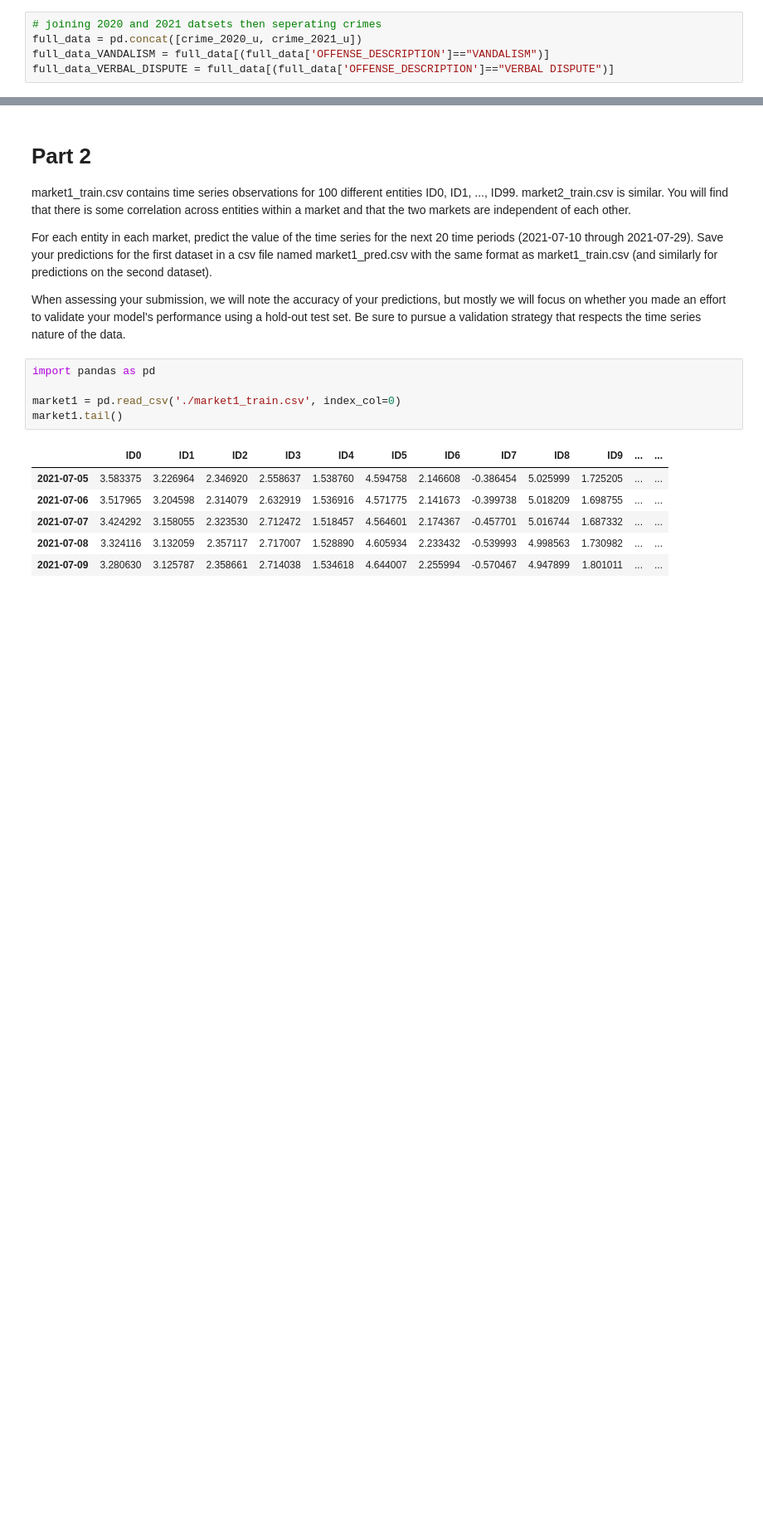
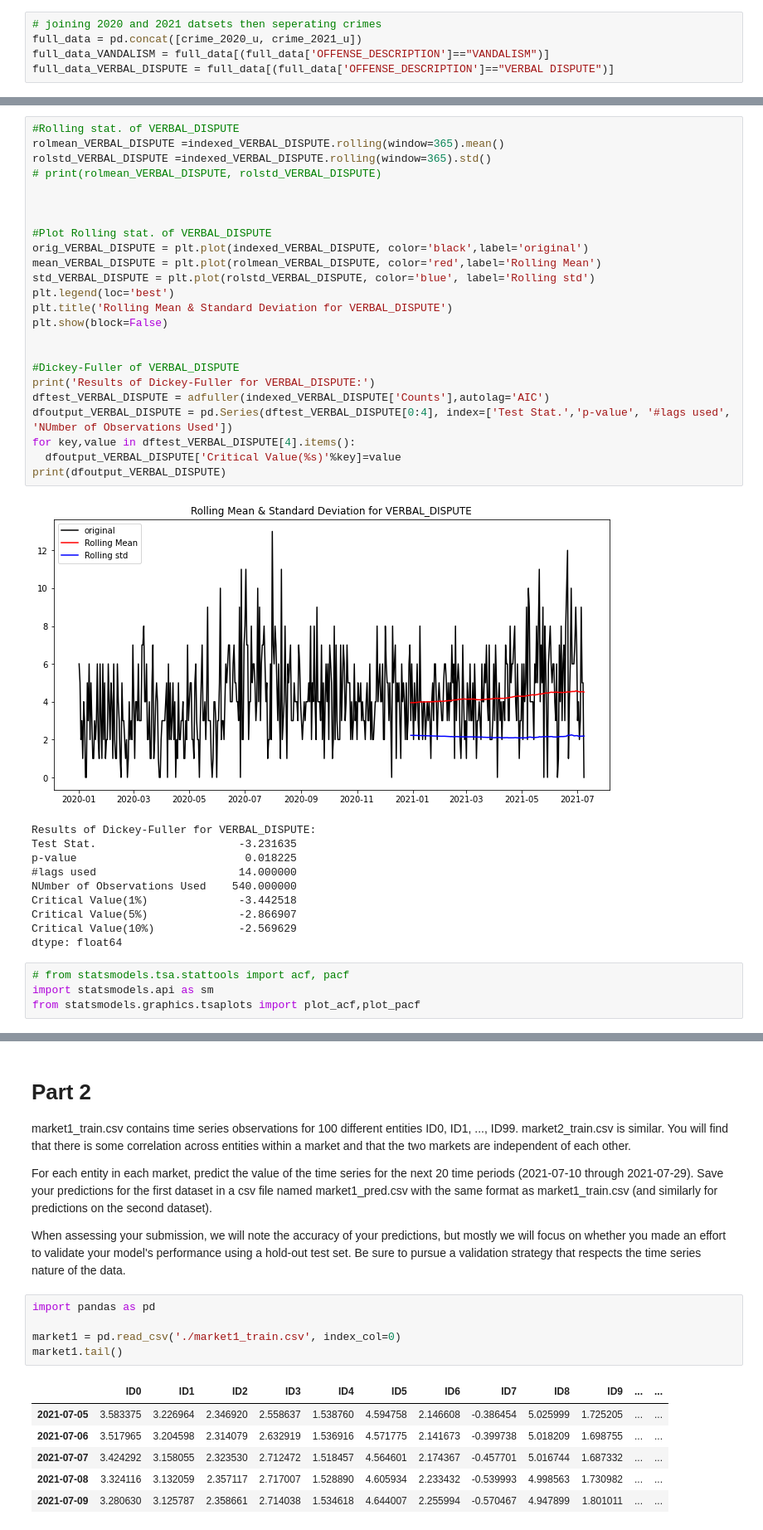
Before and after one commit to Rakib-Ul-Haque/Crime_and_market_data_analysis, a Jupyter notebook: coding_exercise.ipynb, the cells around one changed output, grey strips where cells are left out. Shown: that part at 83% size. Drawn from its saved outputs; the diff is of its cells as text; blank space fills up the shorter version.

```diff
--- a/coding_exercise.ipynb
+++ b/coding_exercise.ipynb
@@ -101,0 +187,39 @@ plt.plot(indexed_VERBAL_DISPUTE_counts)
+# %%
+#Rolling stat. of VERBAL_DISPUTE
+rolmean_VERBAL_DISPUTE =indexed_VERBAL_DISPUTE.rolling(window=365).mean()
+rolstd_VERBAL_DISPUTE =indexed_VERBAL_DISPUTE.rolling(window=365).std()
+# print(rolmean_VERBAL_DISPUTE, rolstd_VERBAL_DISPUTE)
+
+
+
+#Plot Rolling stat. of VERBAL_DISPUTE
+orig_VERBAL_DISPUTE = plt.plot(indexed_VERBAL_DISPUTE, color='black',label='original')
+mean_VERBAL_DISPUTE = plt.plot(rolmean_VERBAL_DISPUTE, color='red',label='Rolling Mean')
+std_VERBAL_DISPUTE = plt.plot(rolstd_VERBAL_DISPUTE, color='blue', label='Rolling std')
+plt.legend(loc='best')
+plt.title('Rolling Mean & Standard Deviation for VERBAL_DISPUTE')
+plt.show(block=False)
+
+
+#Dickey-Fuller of VERBAL_DISPUTE
+print('Results of Dickey-Fuller for VERBAL_DISPUTE:')
+dftest_VERBAL_DISPUTE = adfuller(indexed_VERBAL_DISPUTE['Counts'],autolag='AIC')
+dfoutput_VERBAL_DISPUTE = pd.Series(dftest_VERBAL_DISPUTE[0:4], index=['Test Stat.','p-value', '#lags used', 'NUmber of Observations Used'])
+for key,value in dftest_VERBAL_DISPUTE[4].items():
+  dfoutput_VERBAL_DISPUTE['Critical Value(%s)'%key]=value
+print(dfoutput_VERBAL_DISPUTE)
+# %% [output]
+[figure, added]
+Results of Dickey-Fuller for VERBAL_DISPUTE:
+Test Stat.                      -3.231635
+p-value                          0.018225
+#lags used                      14.000000
+NUmber of Observations Used    540.000000
+Critical Value(1%)              -3.442518
+Critical Value(5%)              -2.866907
+Critical Value(10%)             -2.569629
+dtype: float64
+# %%
+# from statsmodels.tsa.stattools import acf, pacf
+import statsmodels.api as sm
+from statsmodels.graphics.tsaplots import plot_acf,plot_pacf
```
Also changed, not shown: parts of 21 cells of this notebook.
